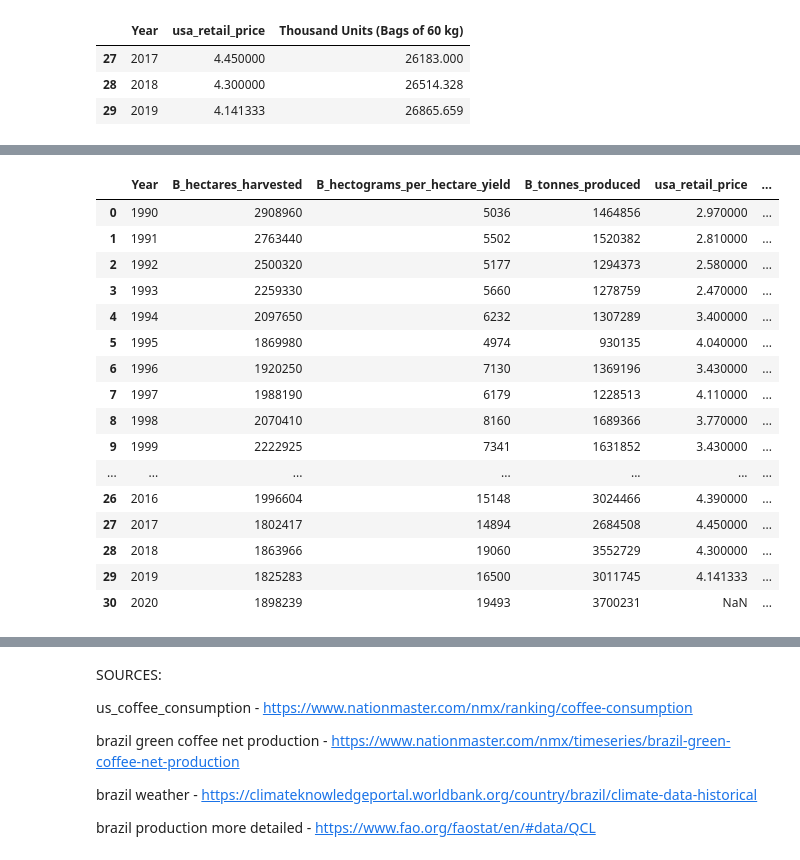
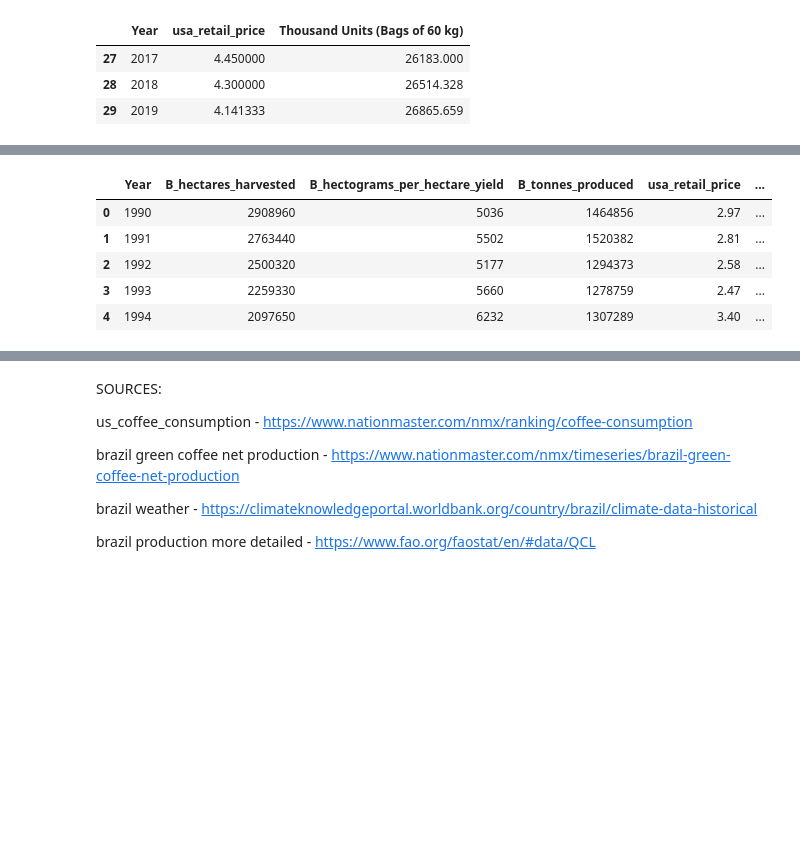
Before and after one commit to sanghyuns/Climate_Change_vs_Coffee_Production, a Jupyter notebook: Lara.ipynb, the cells around one changed output, grey strips where cells are left out. Saved outputs shown, nothing was run; the diff lists cells and outputs as text; code cells hidden in the pictures; blank space fills up the shorter version.

```diff
--- a/Lara.ipynb
+++ b/Lara.ipynb
@@ -363,21 +369,10 @@ all_four.tail(3)
 # %%
 brazil_df = pd.merge(second, all_four, how='outer', on='Year')
-brazil_df
+brazil_df.head()
 # %% [output]
 |  | Year | B_hectares_harvested | B_hectograms_per_hectare_yield | B_tonnes_produced | usa_retail_price | ... |
-| 0 | 1990 | 2908960 | 5036 | 1464856 | 2.970000 | ... |
-| 1 | 1991 | 2763440 | 5502 | 1520382 | 2.810000 | ... |
-| 2 | 1992 | 2500320 | 5177 | 1294373 | 2.580000 | ... |
-| 3 | 1993 | 2259330 | 5660 | 1278759 | 2.470000 | ... |
-| 4 | 1994 | 2097650 | 6232 | 1307289 | 3.400000 | ... |
-| 5 | 1995 | 1869980 | 4974 | 930135 | 4.040000 | ... |
-| 6 | 1996 | 1920250 | 7130 | 1369196 | 3.430000 | ... |
-| 7 | 1997 | 1988190 | 6179 | 1228513 | 4.110000 | ... |
-| 8 | 1998 | 2070410 | 8160 | 1689366 | 3.770000 | ... |
-| 9 | 1999 | 2222925 | 7341 | 1631852 | 3.430000 | ... |
-| ... | ... | ... | ... | ... | ... | ... |
-| 26 | 2016 | 1996604 | 15148 | 3024466 | 4.390000 | ... |
-| 27 | 2017 | 1802417 | 14894 | 2684508 | 4.450000 | ... |
-| 28 | 2018 | 1863966 | 19060 | 3552729 | 4.300000 | ... |
-| 29 | 2019 | 1825283 | 16500 | 3011745 | 4.141333 | ... |
-| 30 | 2020 | 1898239 | 19493 | 3700231 | NaN | ... |
+| 0 | 1990 | 2908960 | 5036 | 1464856 | 2.97 | ... |
+| 1 | 1991 | 2763440 | 5502 | 1520382 | 2.81 | ... |
+| 2 | 1992 | 2500320 | 5177 | 1294373 | 2.58 | ... |
+| 3 | 1993 | 2259330 | 5660 | 1278759 | 2.47 | ... |
+| 4 | 1994 | 2097650 | 6232 | 1307289 | 3.40 | ... |
```
Also changed, not shown: parts of 10 cells of this notebook, 2 other files.
